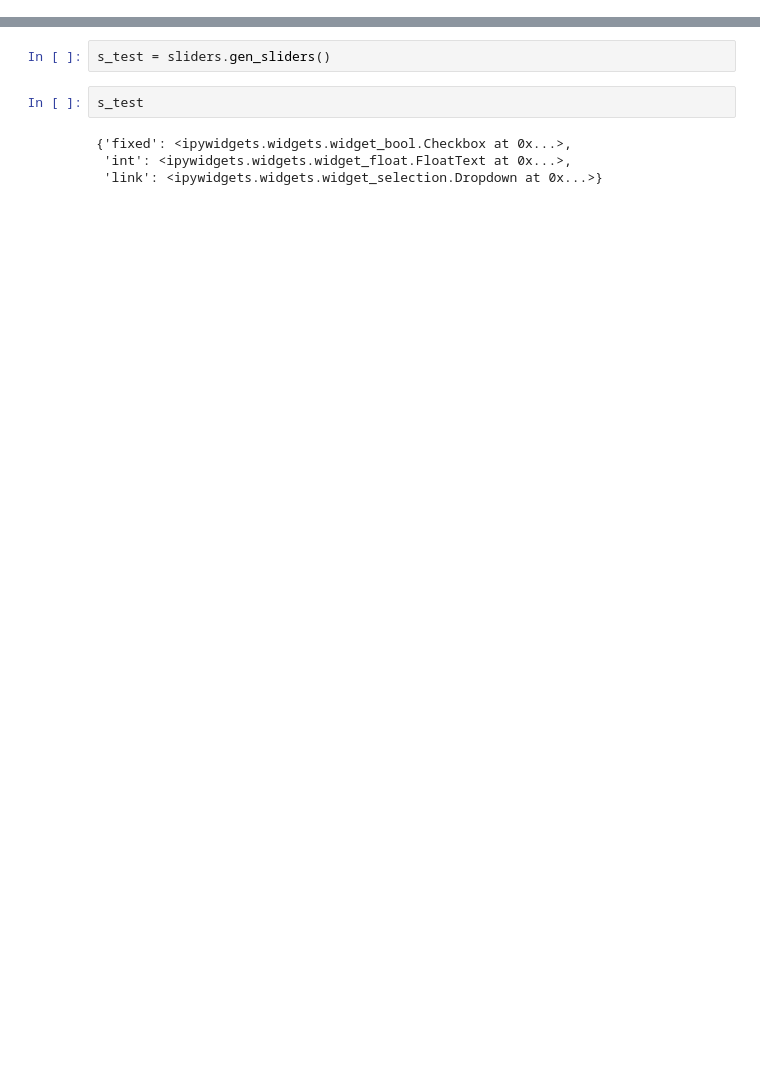
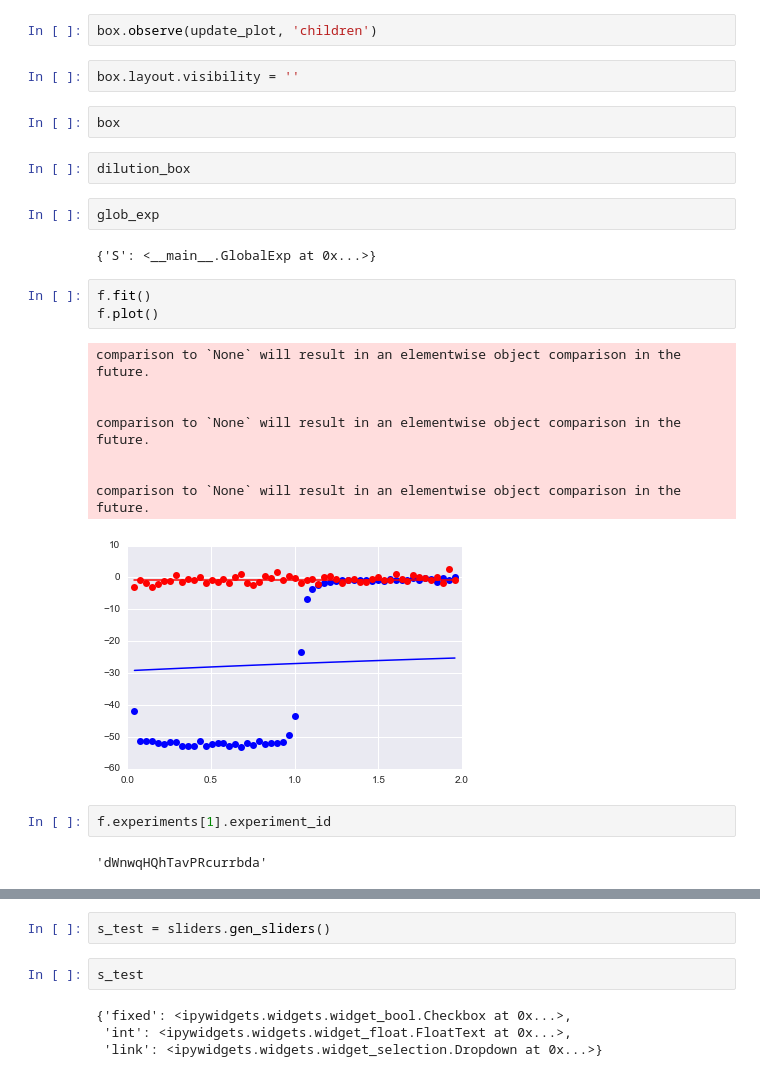
Before and after one commit to hrmyd/pytc, a Jupyter notebook: gui.ipynb, the cells around one changed output, grey strips where cells are left out. Cells and saved outputs as stored; diff of their text form; blank space fills up the shorter version.

```diff
--- a/gui.ipynb
+++ b/gui.ipynb
@@ -540,0 +1080,28 @@ blah = {'hey': 'widget', 'hello': 'widget2'}
+# %%
+box.observe(update_plot, 'children')
+# %%
+box.layout.visibility = ''
+# %%
+box
+# %%
+dilution_box
+# %%
+glob_exp
+# %% [output]
+{'S': <__main__.GlobalExp at 0x...>}
+# %%
+f.fit()
+f.plot()
+# %% [output]
+comparison to `None` will result in an elementwise object comparison in the future.
+
+
+comparison to `None` will result in an elementwise object comparison in the future.
+
+
+comparison to `None` will result in an elementwise object comparison in the future.
+[figure, added]
+# %%
+f.experiments[1].experiment_id
+# %% [output]
+'dWnwqHQhTavPRcurrbda'
```
Also changed, not shown: parts of 85 cells of this notebook, 1 other file.
